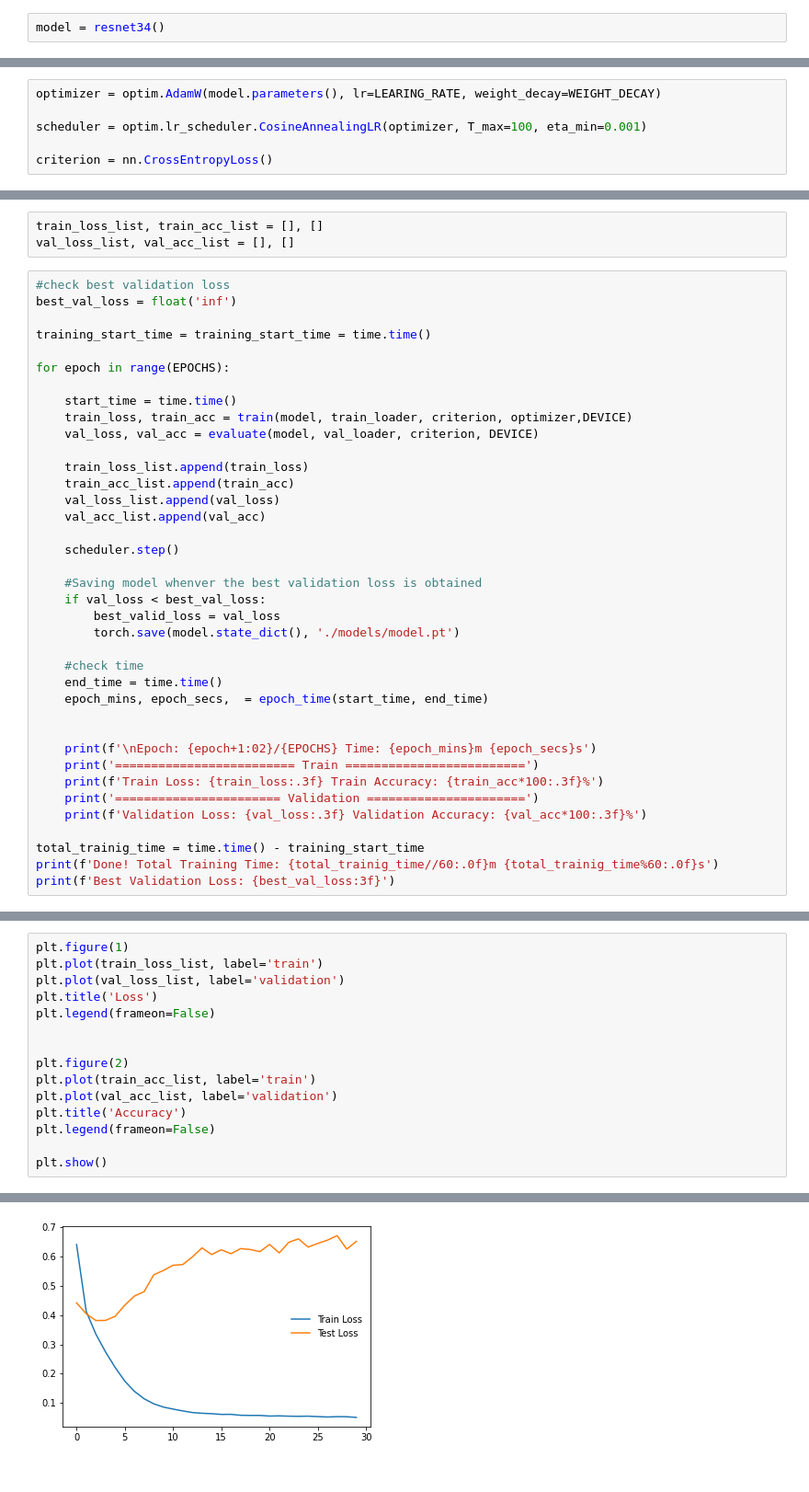
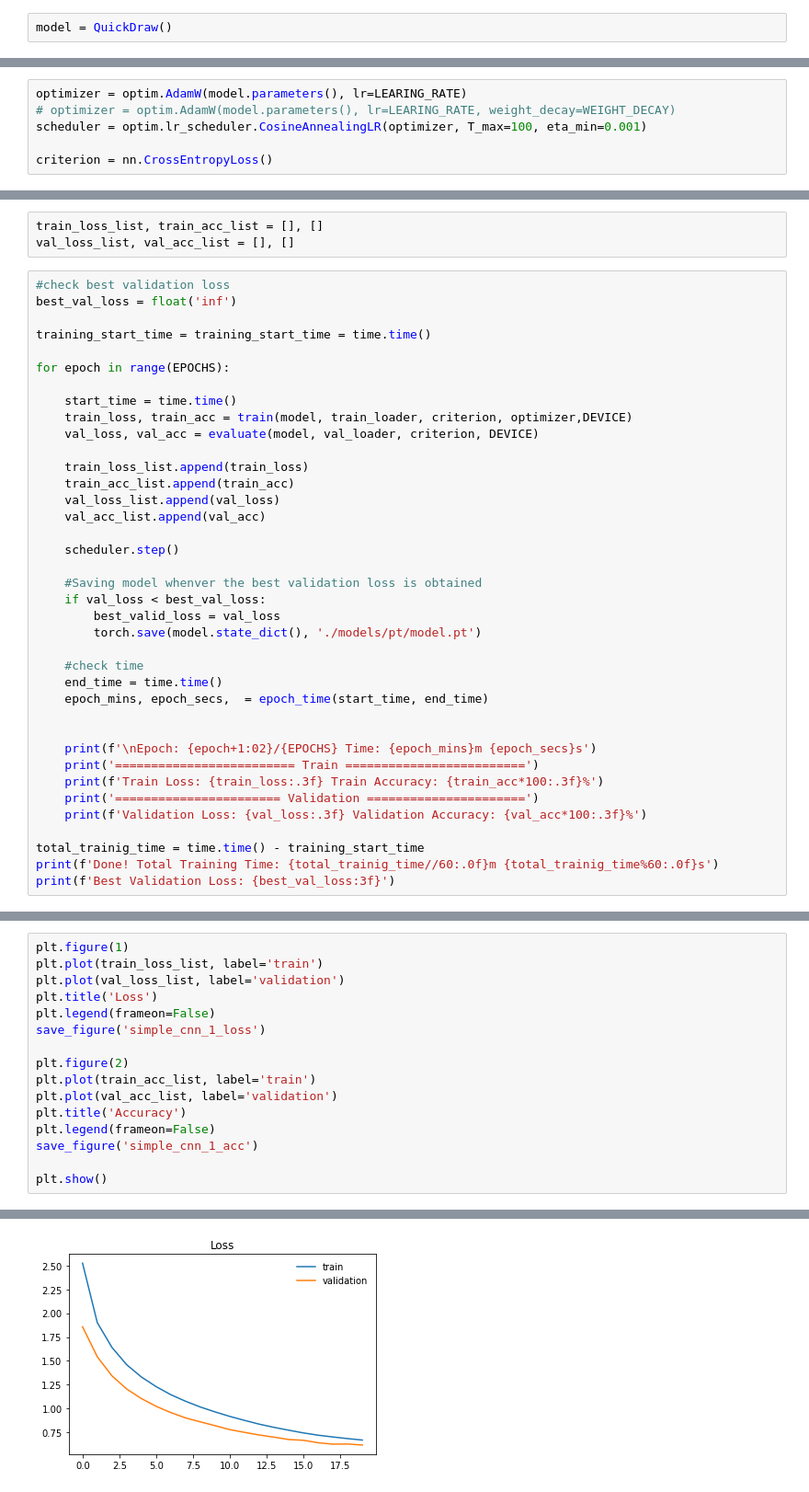
Before and after one commit to watchstep/draw9, a Jupyter notebook: model/main.ipynb, the cells around one changed output, grey strips where cells are left out. Shown: that part at 92% size. Cells and saved outputs as stored; diff of their text form.

Commit message:
feat: simple cnn

```diff
--- a/model/main.ipynb
+++ b/model/main.ipynb
@@ -152,7 +145,7 @@ save figure:  quickdraw_visualization
 # %% [markdown]
 ## Model
 # %%
-model = resnet34()
+model = QuickDraw()
 # %%
 model = model.to(DEVICE)
 summary(model, input_size=(1, 28, 28))
@@ -176,7 +169,7 @@ Estimated Total Size (MB): 87.65
 ----------------------------------------------------------------
 # %%
-optimizer = optim.AdamW(model.parameters(), lr=LEARING_RATE, weight_decay=WEIGHT_DECAY)
-
+optimizer = optim.AdamW(model.parameters(), lr=LEARING_RATE)
+# optimizer = optim.AdamW(model.parameters(), lr=LEARING_RATE, weight_decay=WEIGHT_DECAY)
 scheduler = optim.lr_scheduler.CosineAnnealingLR(optimizer, T_max=100, eta_min=0.001)
 
 criterion = nn.CrossEntropyLoss()
@@ -207,7 +200,7 @@ for epoch in range(EPOCHS):
     #Saving model whenver the best validation loss is obtained
     if val_loss < best_val_loss:
         best_valid_loss = val_loss
-        torch.save(model.state_dict(), './models/model.pt')
+        torch.save(model.state_dict(), './models/pt/model.pt')
 
     #check time
     end_time = time.time()
@@ -231,13 +240,14 @@ plt.plot(train_loss_list, label='train')
 plt.plot(val_loss_list, label='validation')
 plt.title('Loss')
 plt.legend(frameon=False)
-
+save_figure('simple_cnn_1_loss')
 
 plt.figure(2)
 plt.plot(train_acc_list, label='train')
 plt.plot(val_acc_list, label='validation')
 plt.title('Accuracy')
 plt.legend(frameon=False)
+save_figure('simple_cnn_1_acc')
 
 plt.show()
 # %% [output]
@@ -245 +256 @@ save figure:  resnet34_loss
-[figure, old version]
+[figure, new version]
```
Also changed, not shown: parts of 8 cells of this notebook, 8 other files.
